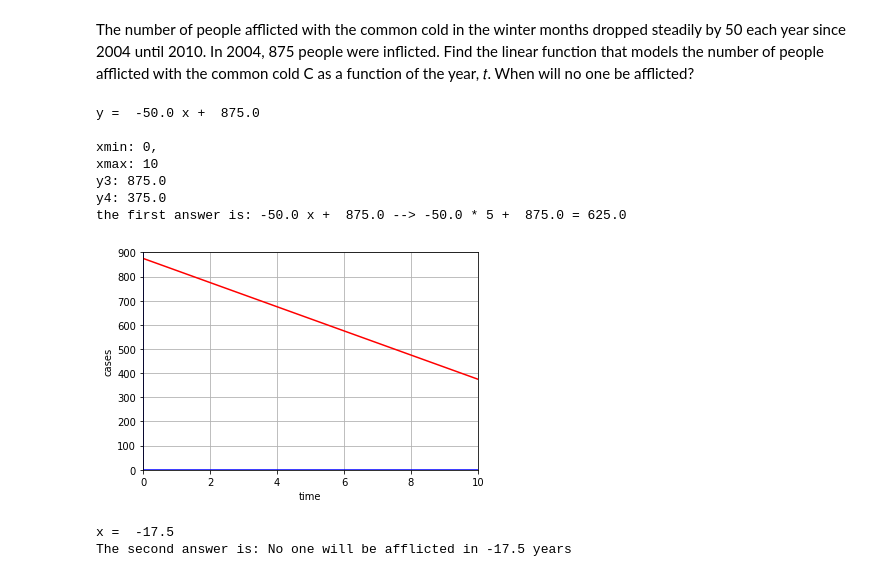
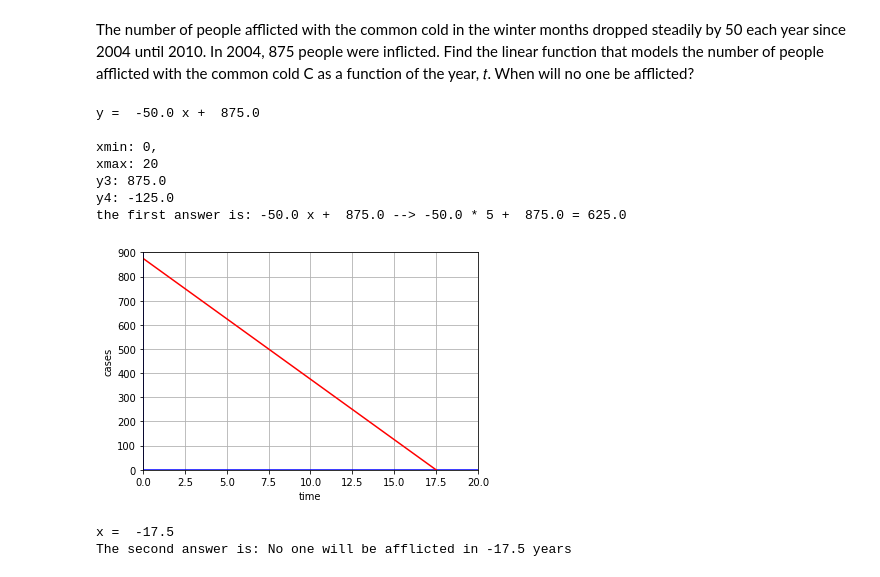
Before and after one commit to alcherniaev/college_algebra_python, a Jupyter notebook: week_1.ipynb, the cells around one changed output. Cells and saved outputs as stored; diff of their text form; code cells hidden in the pictures.

```diff
--- a/week_1.ipynb
+++ b/week_1.ipynb
@@ -608,7 +653,7 @@ print("y = ", m, "x + ", b)
 
 # For the graph
 xmin = 0
-xmax = 10
+xmax = 20
 ymin = 0
 ymax = 900
 
@@ -618,36 +663,36 @@ y4 = m*xmax + b
 
 # Basic setup for the graph
 fig, ax = plt.subplots()
 plt.axis([xmin,xmax,ymin,ymax]) # window size
 plt.plot([xmin,xmax],[0,0],'b') # blue x axis
 plt.plot([0,0],[ymin,ymax], 'b') # blue y axis
 
 # Add details to the graph
 ax.set_xlabel("time")
 ax.set_ylabel("cases")
 ax.grid(True)
 #ax.set_xticks(np.arange(xmin, xmax, 2))
 #ax.set_yticks(np.arange(ymin, ymax, 1))
 
 print(f"""
 xmin: {xmin},
 xmax: {xmax}
 y3: {y3}
 y4: {y4}""")
 print(f"""the first answer is: -50.0 x +  875.0 --> -50.0 * 5 +  875.0 = {-50.0 * 5 +  875.0}""")
 # Plot the linear function as a red line
 plt.plot([xmin,xmax],[y3,y4],'r')
 
 plt.show()
 # %% [output]
 y =  -50.0 x +  875.0
 
 xmin: 0,
-xmax: 10
+xmax: 20
 y3: 875.0
-y4: 375.0
+y4: -125.0
 the first answer is: -50.0 x +  875.0 --> -50.0 * 5 +  875.0 = 625.0
-[figure, old version]
+[figure, new version]
 # %%
 import sympy
 from sympy import symbols
```
Also changed, not shown: parts of 4 cells of this notebook.
